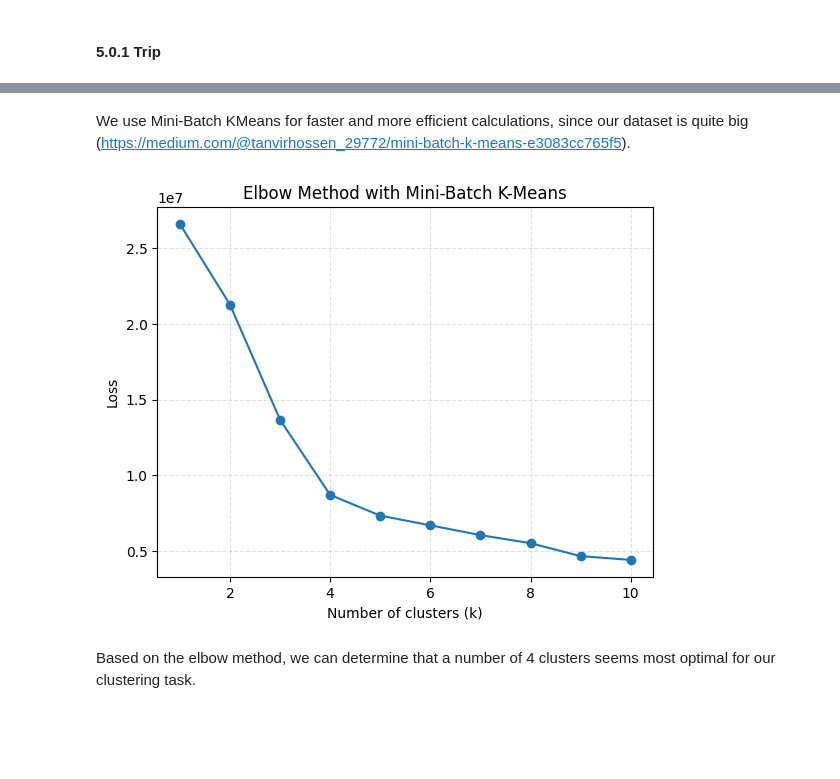
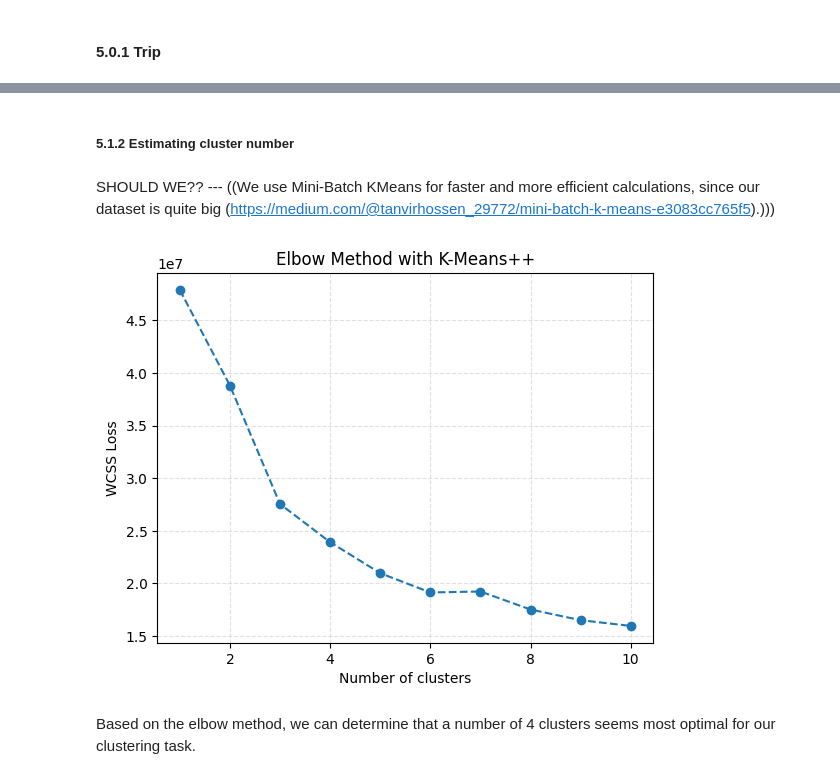
Before and after one commit to madxox/AAA_Teamassignment, a Jupyter notebook: 03_cluster_analysis.ipynb, the cells around one changed output, grey strips where cells are left out. Cells and saved outputs as stored; diff of their text form; code cells hidden in the pictures; blank space fills up the shorter version.

Commit message:
add silhouette improvement + kmeans++ + better heatmap

```diff
--- a/03_cluster_analysis.ipynb
+++ b/03_cluster_analysis.ipynb
@@ -206,11 +196,8 @@ Center hexagon: 882664c1edfffff
 # %%
 # Calculate grid distances
 def calculate_h3_grid_distances(df, center_hex):
-    def h3_grid_distance(h1, h2):
-            return h3.h3_distance(h1, h2)
-
-    df[f'dist_from_center_pickup'] = df[f'h3_res{RES}_pickup'].apply(lambda x: h3_grid_distance(x, center_hex))
-    df[f'dist_from_center_dropoff'] = df[f'h3_res{RES}_dropoff'].apply(lambda x: h3_grid_distance(x, center_hex))
+    df[f'dist_from_center_pickup'] = df[f'h3_res{RES}_pickup'].apply(lambda x: h3.h3_distance(x, center_hex))
+    df[f'dist_from_center_dropoff'] = df[f'h3_res{RES}_dropoff'].apply(lambda x: h3.h3_distance(x, center_hex))
 
     return df
 # %%
@@ -248,10 +238,4 @@ Index(['Unnamed: 0', 'trip_id', 'taxi_id', 'trip_start_timestamp',
       dtype='object')
 # %%
 # Get weekday or not (0 if not, 1 if it is)
-taxi_df['is_weekday'] = taxi_df['weekday'].isin(["Monday", "Tuesday", "Wednesday", "Thursday", "Friday"]).astype(int)
-
-# Analyze weekday impact
-weekday_impact = taxi_df.groupby('is_weekday')[['trip_miles', 'trip_seconds', 'trip_total', 'dist_from_center_pickup']].mean()
-print("Weekday Impact:")
-print(weekday_impact)
-taxi_df.head()
+taxi_df['is_weekday'] = (taxi_df["weekday"] < 5).astype(int)
@@ -382,2 +368,13 @@ Index(['trip_seconds', 'trip_miles', 'pickup_census_tract',
       dtype='object')
+# %%
+# Choose features for feature selection (have to be numerical, scale after chosen)
+cluster_trip_features = [
+                    '1_hour_window_sin', '1_hour_window_cos',
+                    'trip_seconds',
+                    'dist_from_center_pickup','dist_from_center_dropoff',
+                    'moving_towards_center',
+                    'pickup_area_number', 'dropoff_area_number',
+                    'is_weekday'
+                    ]
+df_numerical = prep_df[cluster_trip_features]
 # %%
@@ -388,8 +388,10 @@ df_scaled.head()
+# %% [markdown]
+##### **5.1.2 Estimating cluster number**
 # %% [markdown]
-We use Mini-Batch KMeans for faster and more efficient calculations, since our dataset is quite big (https://medium.com/@tanvirhossen_29772/mini-batch-k-means-e3083cc765f5).
+SHOULD WE?? --- ((We use Mini-Batch KMeans for faster and more efficient calculations, since our dataset is quite big (https://medium.com/@tanvirhossen_29772/mini-batch-k-means-e3083cc765f5).)))
 # %%
-minibatch_elbow_method(df_scaled, max_clusters=10)
+elbow_method(df_scaled, max_clusters=10)
 # %% [output]
-[figure, old version]
+[figure, new version]
 # %% [markdown]
 Based on the elbow method, we can determine that a number of 4 clusters seems most optimal for our clustering task.
```
Also changed, not shown: parts of 35 cells of this notebook.
